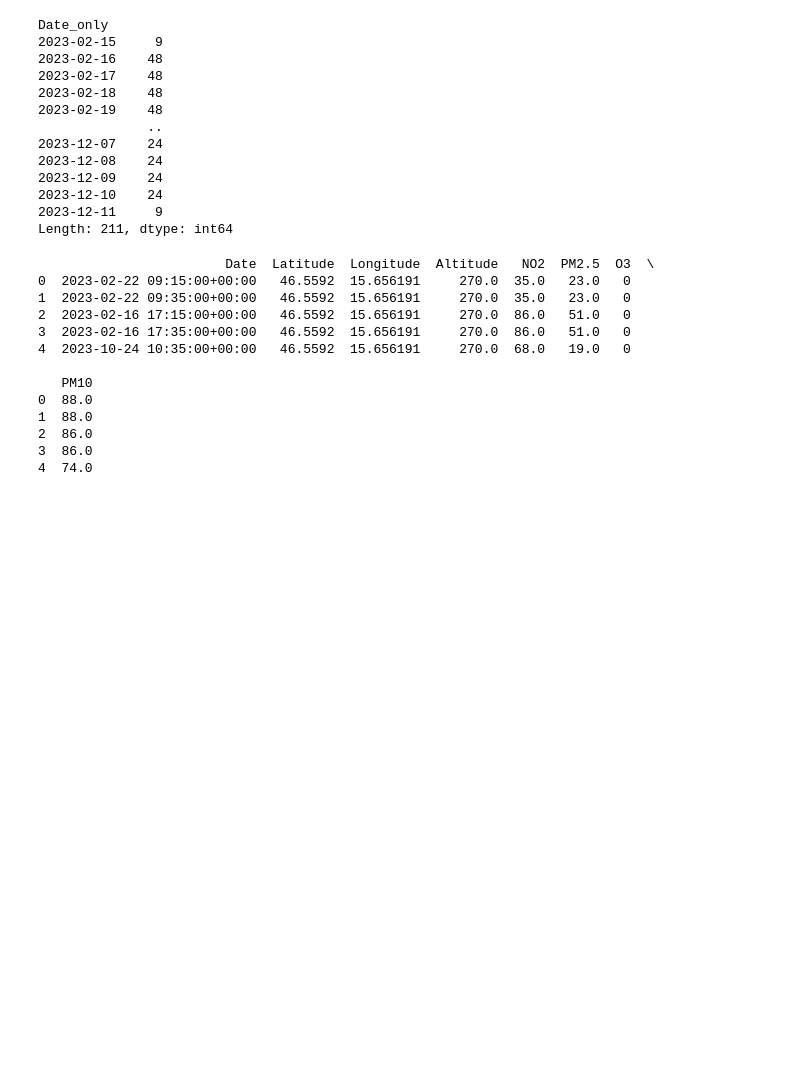
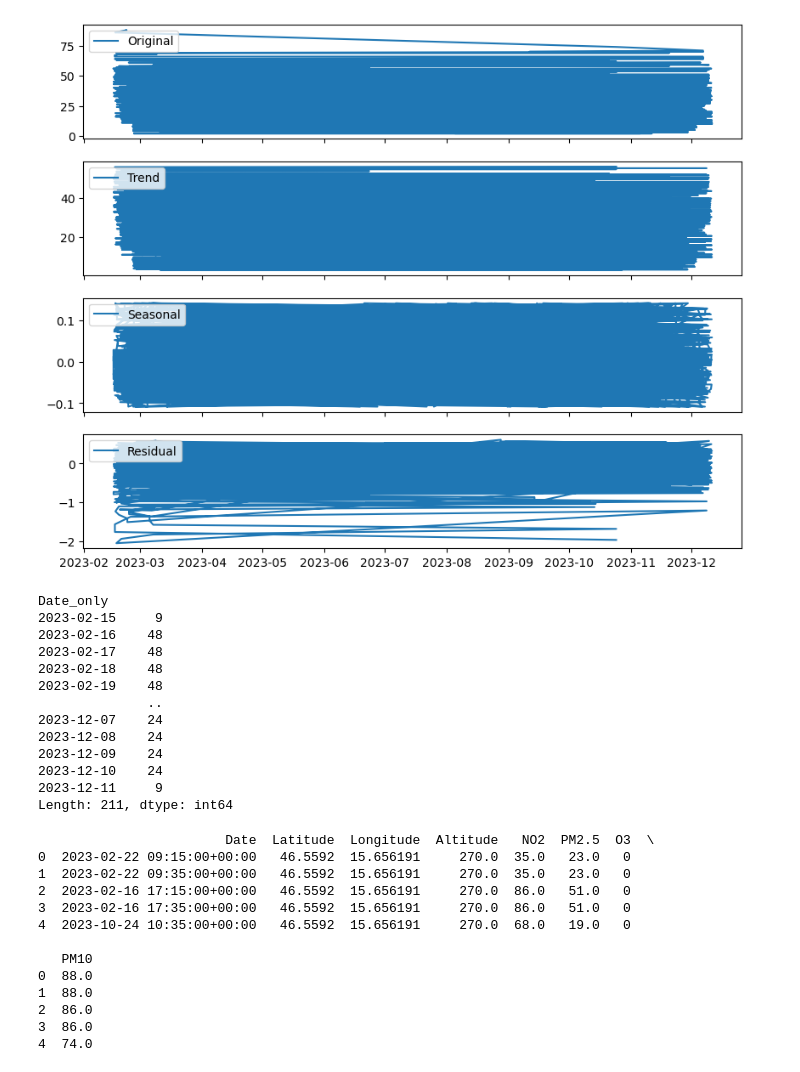
Before and after one commit to trdin/air_quality_RNN, a Jupyter notebook: projekt.ipynb, the cells around one changed output. Saved outputs shown, nothing was run; the diff lists cells and outputs as text; code cells hidden in the pictures; blank space fills up the shorter version.

```diff
--- a/projekt.ipynb
+++ b/projekt.ipynb
@@ -20,3 +22,27 @@ import math
+# %%
+df = pd.read_csv("RV2_UPP_IIR_SIPIA.csv", parse_dates=['Date'], index_col='Date')
+df.dropna(inplace=True)
+# Perform seasonal decomposition
+result = seasonal_decompose(df['PM10'] ,model='additive', period=186)
+
+# Plot the decomposed components
+fig, (ax1, ax2, ax3, ax4) = plt.subplots(4, 1, figsize=(10, 8), sharex=True)
+
+ax1.plot(df['PM10'], label='Original')
+ax1.legend(loc='upper left')
+
+ax2.plot(result.trend, label='Trend')
+ax2.legend(loc='upper left')
+
+ax3.plot(result.seasonal, label='Seasonal')
+ax3.legend(loc='upper left')
+
+ax4.plot(result.resid, label='Residual')
+ax4.legend(loc='upper left')
+
+plt.show()
+# %% [output]
+[figure, added]
 # %%
 df = pd.read_csv("RV2_UPP_IIR_SIPIA.csv")
 
```
Also changed, not shown: parts of 24 cells of this notebook.
